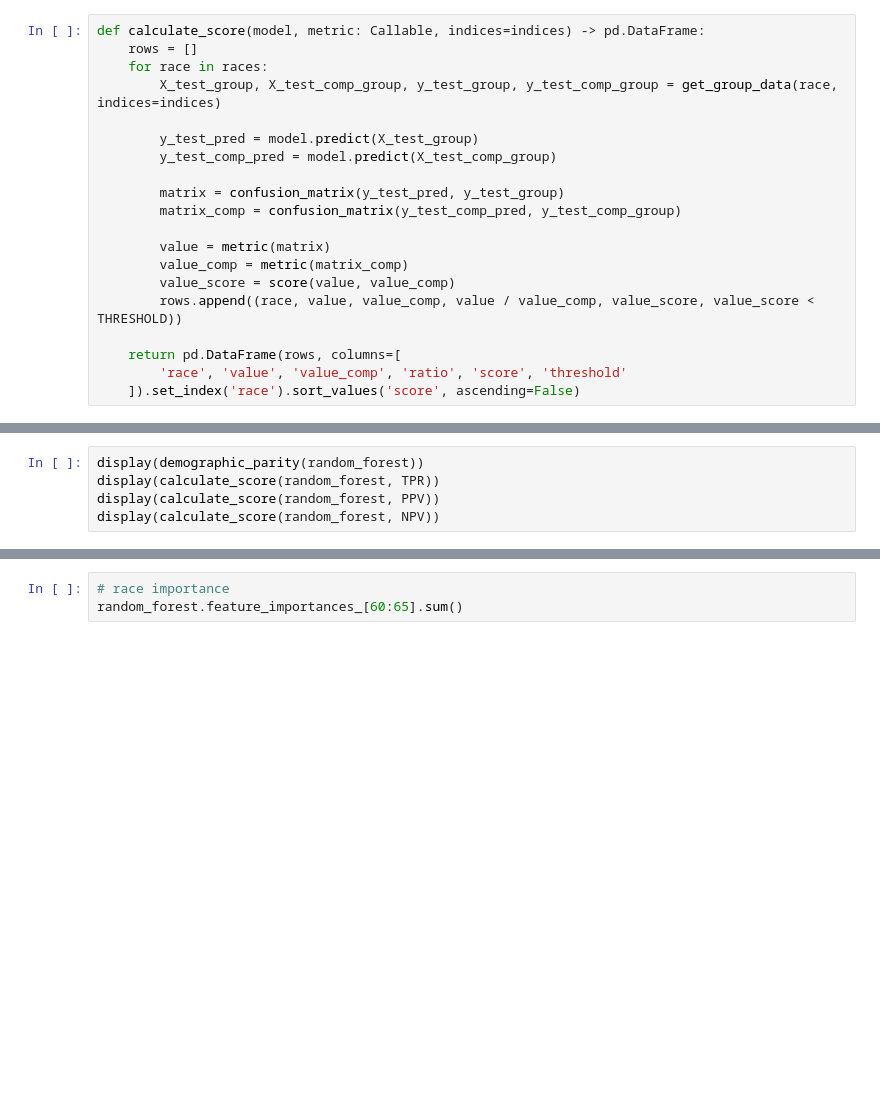
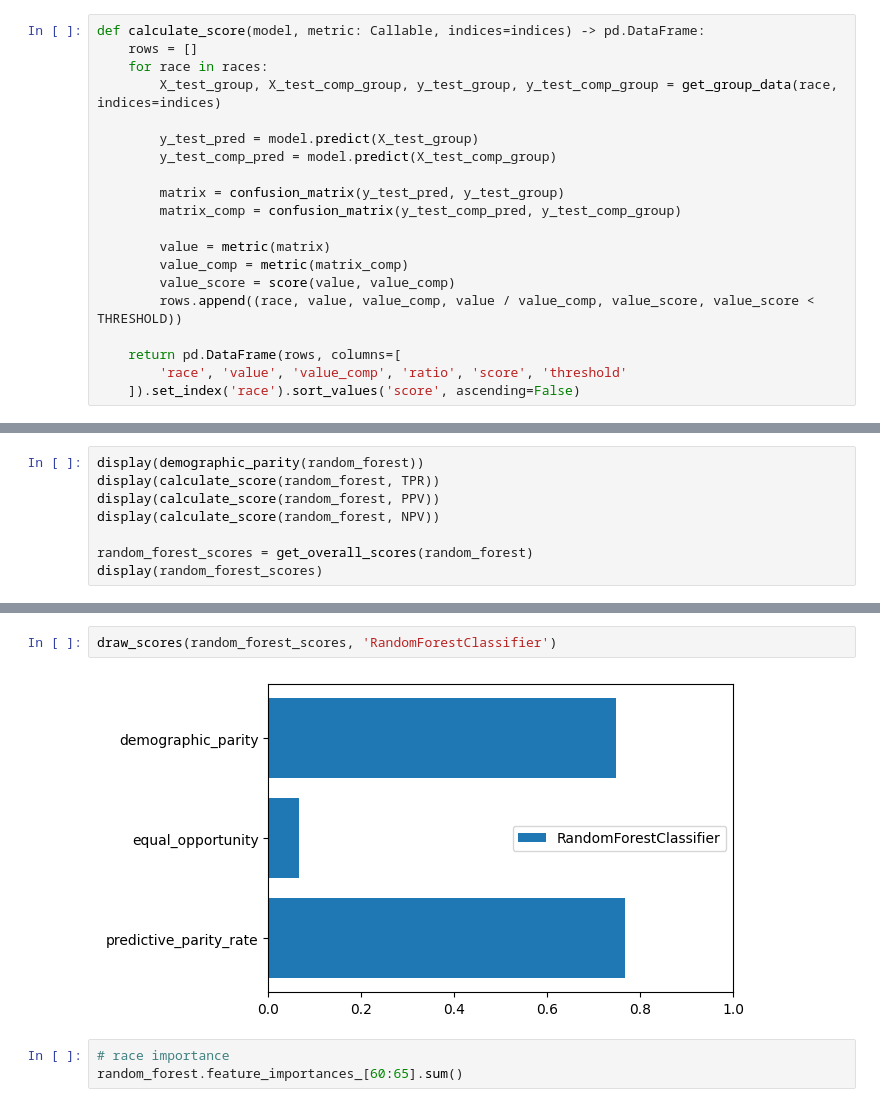
Before and after one commit to mim-uw/eXplainableMachineLearning-2024, a Jupyter notebook: Homeworks/HW2/MateuszSzymanski/MateuszSzymanski.ipynb, the cells around one changed output, grey strips where cells are left out. Saved outputs shown, nothing was run; the diff lists cells and outputs as text; blank space fills up the shorter version.

```diff
--- a/Homeworks/HW2/MateuszSzymanski/Mateusz_Szymanski_Homework2.ipynb
+++ b/Homeworks/HW2/MateuszSzymanski/MateuszSzymanski.ipynb
@@ -691,6 +731,9 @@ display(demographic_parity(random_forest))
 display(calculate_score(random_forest, TPR))
 display(calculate_score(random_forest, PPV))
 display(calculate_score(random_forest, NPV))
+
+random_forest_scores = get_overall_scores(random_forest)
+display(random_forest_scores)
 # %% [output]
 |  | value | value_comp | ratio | score | threshold |
 | race |  |  |  |  |  |
@@ -723,3 +768,7 @@ display(calculate_score(random_forest, NPV))
+# %%
+draw_scores(random_forest_scores, 'RandomForestClassifier')
+# %% [output]
+[figure, added]
 # %%
 # race importance
 random_forest.feature_importances_[60:65].sum()
```
Also changed, not shown: parts of 11 cells of this notebook, 1 other file.
